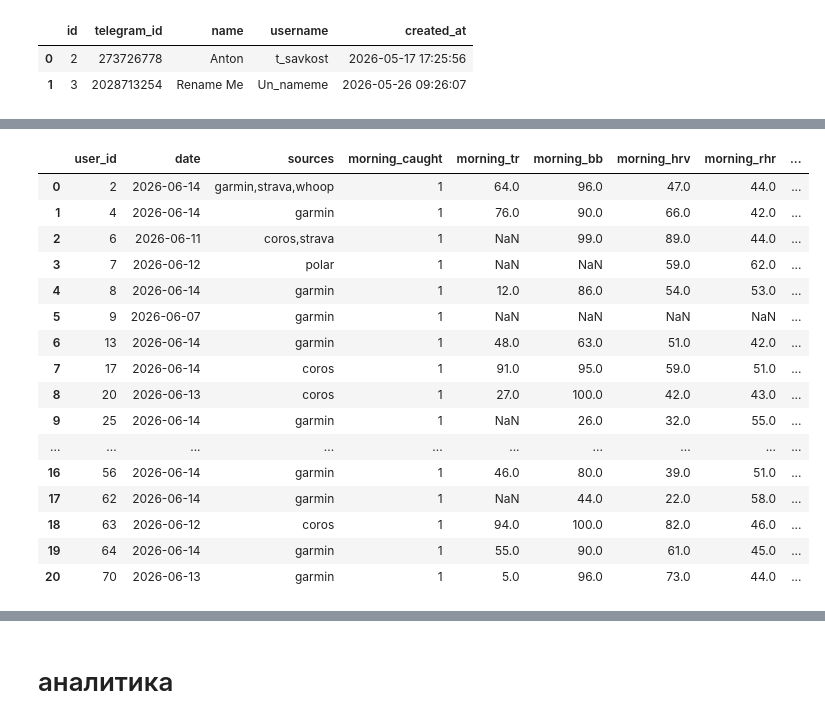
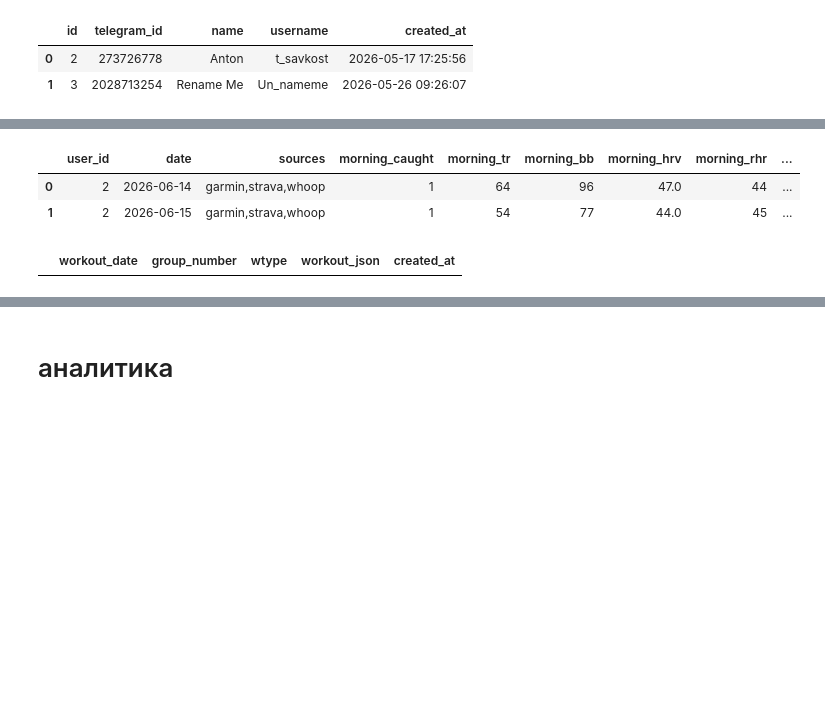
Before and after one commit to savkost-dev/running-bot, a Jupyter notebook: notebooks/start.ipynb, the cells around one changed output, grey strips where cells are left out. Drawn from its saved outputs; the diff is of its cells as text; code cells hidden in the pictures; blank space fills up the shorter version.

```diff
--- a/notebooks/start.ipynb
+++ b/notebooks/start.ipynb
@@ -101,24 +100,15 @@ pd.read_sql("SELECT * FROM unified_cache", conn)
 # %%
 # Пример 1: юзеры
-pd.read_sql("SELECT * FROM mornings", conn)
+pd.read_sql("SELECT * FROM mornings where user_id = 2", conn)
 # %% [output]
 |  | user_id | date | sources | morning_caught | morning_tr | morning_bb | morning_hrv | morning_rhr | ... |
-| 0 | 2 | 2026-06-14 | garmin,strava,whoop | 1 | 64.0 | 96.0 | 47.0 | 44.0 | ... |
-| 1 | 4 | 2026-06-14 | garmin | 1 | 76.0 | 90.0 | 66.0 | 42.0 | ... |
-| 2 | 6 | 2026-06-11 | coros,strava | 1 | NaN | 99.0 | 89.0 | 44.0 | ... |
-| 3 | 7 | 2026-06-12 | polar | 1 | NaN | NaN | 59.0 | 62.0 | ... |
-| 4 | 8 | 2026-06-14 | garmin | 1 | 12.0 | 86.0 | 54.0 | 53.0 | ... |
-| 5 | 9 | 2026-06-07 | garmin | 1 | NaN | NaN | NaN | NaN | ... |
-| 6 | 13 | 2026-06-14 | garmin | 1 | 48.0 | 63.0 | 51.0 | 42.0 | ... |
-| 7 | 17 | 2026-06-14 | coros | 1 | 91.0 | 95.0 | 59.0 | 51.0 | ... |
-| 8 | 20 | 2026-06-13 | coros | 1 | 27.0 | 100.0 | 42.0 | 43.0 | ... |
-| 9 | 25 | 2026-06-14 | garmin | 1 | NaN | 26.0 | 32.0 | 55.0 | ... |
-| ... | ... | ... | ... | ... | ... | ... | ... | ... | ... |
-| 16 | 56 | 2026-06-14 | garmin | 1 | 46.0 | 80.0 | 39.0 | 51.0 | ... |
-| 17 | 62 | 2026-06-14 | garmin | 1 | NaN | 44.0 | 22.0 | 58.0 | ... |
-| 18 | 63 | 2026-06-12 | coros | 1 | 94.0 | 100.0 | 82.0 | 46.0 | ... |
-| 19 | 64 | 2026-06-14 | garmin | 1 | 55.0 | 90.0 | 61.0 | 45.0 | ... |
-| 20 | 70 | 2026-06-13 | garmin | 1 | 5.0 | 96.0 | 73.0 | 44.0 | ... |
+| 0 | 2 | 2026-06-14 | garmin,strava,whoop | 1 | 64 | 96 | 47.0 | 44 | ... |
+| 1 | 2 | 2026-06-15 | garmin,strava,whoop | 1 | 54 | 77 | 44.0 | 45 | ... |
+# %%
+# Пример 1: юзеры
+pd.read_sql("SELECT * FROM workout_templates", conn)
+# %% [output]
+|  | workout_date | group_number | wtype | workout_json | created_at |
 # %%
 # Пример 2: график активности по дням (МСК = created_at + 3ч)
 df = pd.read_sql(
```
Also changed, not shown: parts of 7 cells of this notebook, 2 other files.
